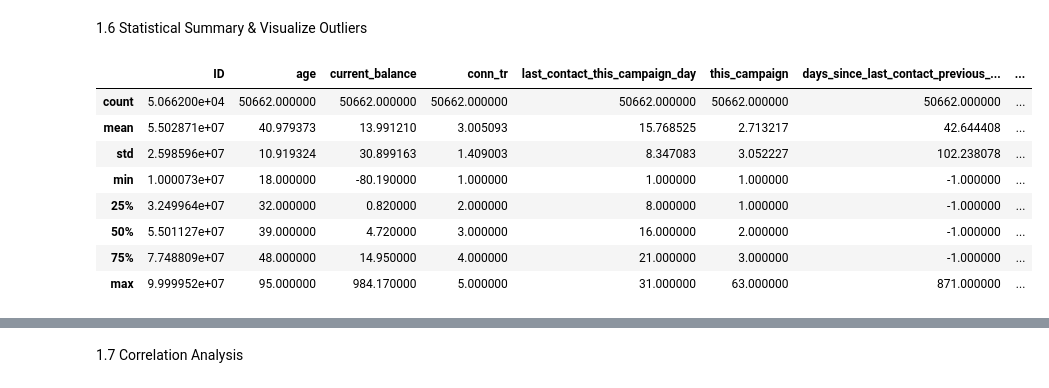
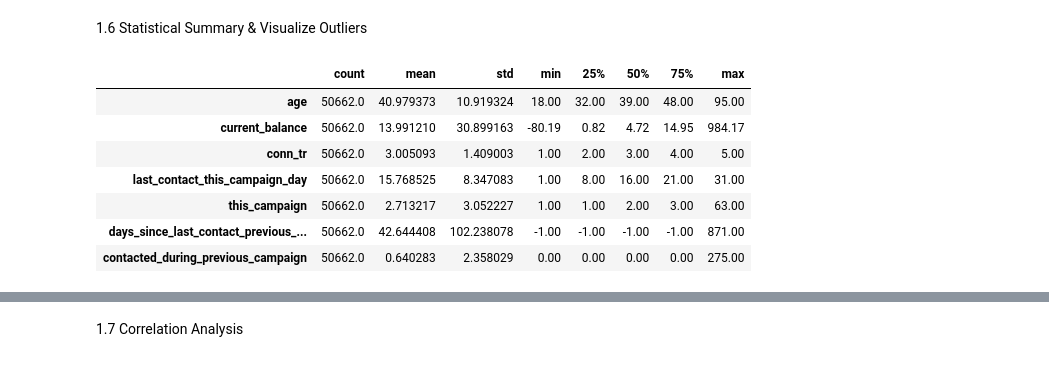
Before and after one commit to pragashraj/ITNPBD6-Customer-Targeting, a Jupyter notebook: ITNPBD6_Customer_Targeting.ipynb, the cells around one changed output, grey strips where cells are left out. Drawn from its saved outputs; the diff is of its cells as text; code cells hidden in the pictures.

```diff
--- a/ITNPBD6_Customer_Targeting.ipynb
+++ b/ITNPBD6_Customer_Targeting.ipynb
@@ -81,17 +100,16 @@ df.head()
 # %% [markdown]
 1.6 Statistical Summary & Visualize Outliers
 # %%
-df.describe()
+df.drop(columns=['ID', 'target']).describe().T
 # %% [output]
-|  | ID | age | current_balance | conn_tr | last_contact_this_campaign_day | this_campaign | days_since_last_contact_previous_... | ... |
-| count | 5.066200e+04 | 50662.000000 | 50662.000000 | 50662.000000 | 50662.000000 | 50662.000000 | 50662.000000 | ... |
-| mean | 5.502871e+07 | 40.979373 | 13.991210 | 3.005093 | 15.768525 | 2.713217 | 42.644408 | ... |
-| std | 2.598596e+07 | 10.919324 | 30.899163 | 1.409003 | 8.347083 | 3.052227 | 102.238078 | ... |
-| min | 1.000073e+07 | 18.000000 | -80.190000 | 1.000000 | 1.000000 | 1.000000 | -1.000000 | ... |
-| 25% | 3.249964e+07 | 32.000000 | 0.820000 | 2.000000 | 8.000000 | 1.000000 | -1.000000 | ... |
-| 50% | 5.501127e+07 | 39.000000 | 4.720000 | 3.000000 | 16.000000 | 2.000000 | -1.000000 | ... |
-| 75% | 7.748809e+07 | 48.000000 | 14.950000 | 4.000000 | 21.000000 | 3.000000 | -1.000000 | ... |
-| max | 9.999952e+07 | 95.000000 | 984.170000 | 5.000000 | 31.000000 | 63.000000 | 871.000000 | ... |
+|  | count | mean | std | min | 25% | 50% | 75% | max |
+| age | 50662.0 | 40.979373 | 10.919324 | 18.00 | 32.00 | 39.00 | 48.00 | 95.00 |
+| current_balance | 50662.0 | 13.991210 | 30.899163 | -80.19 | 0.82 | 4.72 | 14.95 | 984.17 |
+| conn_tr | 50662.0 | 3.005093 | 1.409003 | 1.00 | 2.00 | 3.00 | 4.00 | 5.00 |
+| last_contact_this_campaign_day | 50662.0 | 15.768525 | 8.347083 | 1.00 | 8.00 | 16.00 | 21.00 | 31.00 |
+| this_campaign | 50662.0 | 2.713217 | 3.052227 | 1.00 | 1.00 | 2.00 | 3.00 | 63.00 |
+| days_since_last_contact_previous_... | 50662.0 | 42.644408 | 102.238078 | -1.00 | -1.00 | -1.00 | -1.00 | 871.00 |
+| contacted_during_previous_campaign | 50662.0 | 0.640283 | 2.358029 | 0.00 | 0.00 | 0.00 | 0.00 | 275.00 |
 # %%
 import matplotlib.pyplot as plt
 # %%
```
Also changed, not shown: parts of 15 cells of this notebook.
